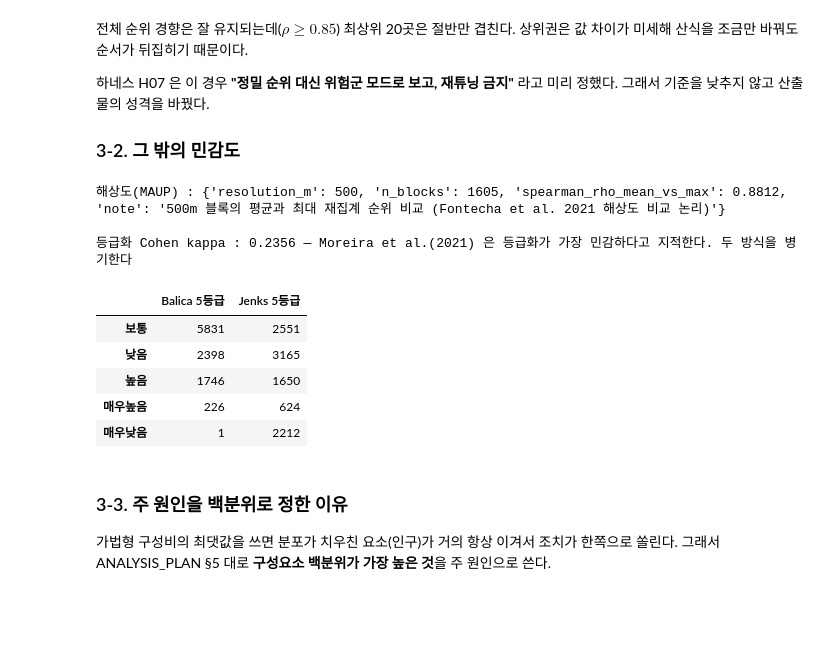
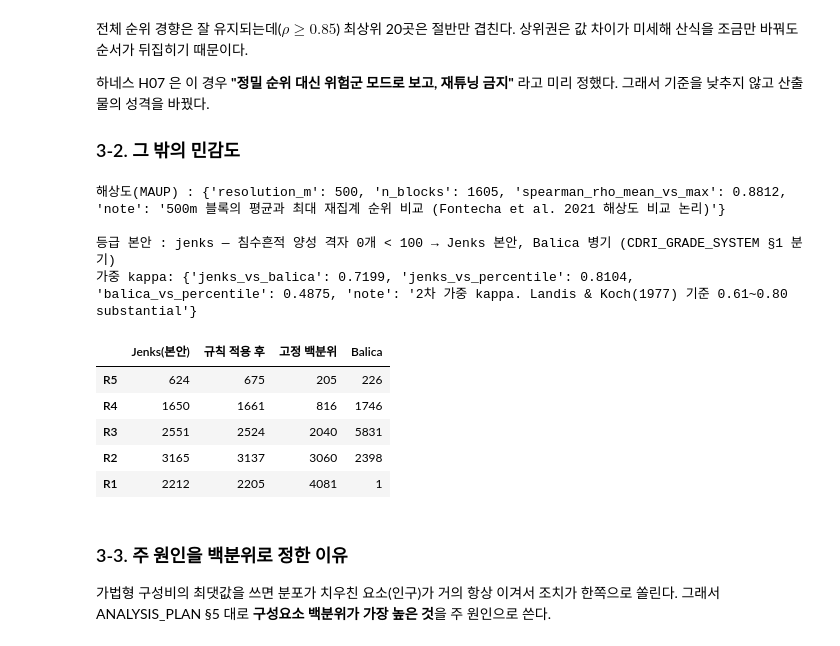
Before and after one commit to JaeHong-Jang/Changwon-, a Jupyter notebook: notebooks/04_modeling.ipynb, the cells around one changed output. Drawn from its saved outputs; the diff is of its cells as text; code cells hidden in the pictures; blank space fills up the shorter version.

```diff
--- a/notebooks/04_modeling.ipynb
+++ b/notebooks/04_modeling.ipynb
@@ -280,19 +280,27 @@ TOP20 최소중첩: 9 (기준 14)
 # %%
 print("해상도(MAUP) :", m7["maup"])
 print()
-t = m7["tiering"]
-print("등급화 Cohen kappa :", t["cohen_kappa"], "—", t["note"])
-pd.DataFrame({"Balica 5등급": t["balica_counts"], "Jenks 5등급": t["jenks_counts"]}).fillna(0).astype(int)
+g = m7["grade_system"]
+print("등급 본안 :", g["scheme"], "—", g["scheme_reason"])
+print("가중 kappa:", g["weighted_kappa"])
+print()
+pd.DataFrame({
+    "Jenks(본안)": {k: v["n"] for k, v in g["raw"].items()},
+    "규칙 적용 후": {k: v["n"] for k, v in g["final"].items()},
+    "고정 백분위": {k: v["n"] for k, v in g["percentile_for_comparison"].items()},
+    "Balica": {k: v["n"] for k, v in g["balica_for_comparison"].items()},
+}).reindex(["R5", "R4", "R3", "R2", "R1"])
 # %% [output]
 해상도(MAUP) : {'resolution_m': 500, 'n_blocks': 1605, 'spearman_rho_mean_vs_max': 0.8812, 'note': '500m 블록의 평균과 최대 재집계 순위 비교 (Fontecha et al. 2021 해상도 비교 논리)'}
 
-등급화 Cohen kappa : 0.2356 — Moreira et al.(2021) 은 등급화가 가장 민감하다고 지적한다. 두 방식을 병기한다
+등급 본안 : jenks — 침수흔적 양성 격자 0개 < 100 → Jenks 본안, Balica 병기 (CDRI_GRADE_SYSTEM §1 분기)
+가중 kappa: {'jenks_vs_balica': 0.7199, 'jenks_vs_percentile': 0.8104, 'balica_vs_percentile': 0.4875, 'note': '2차 가중 kappa. Landis & Koch(1977) 기준 0.61~0.80 substantial'}
-|  | Balica 5등급 | Jenks 5등급 |
-| 보통 | 5831 | 2551 |
-| 낮음 | 2398 | 3165 |
-| 높음 | 1746 | 1650 |
-| 매우높음 | 226 | 624 |
-| 매우낮음 | 1 | 2212 |
+|  | Jenks(본안) | 규칙 적용 후 | 고정 백분위 | Balica |
+| R5 | 624 | 675 | 205 | 226 |
+| R4 | 1650 | 1661 | 816 | 1746 |
+| R3 | 2551 | 2524 | 2040 | 5831 |
+| R2 | 3165 | 3137 | 3060 | 2398 |
+| R1 | 2212 | 2205 | 4081 | 1 |
 # %% [markdown]
 ### 3-3. 주 원인을 백분위로 정한 이유
 
```
Also changed, not shown: 21 other files.
